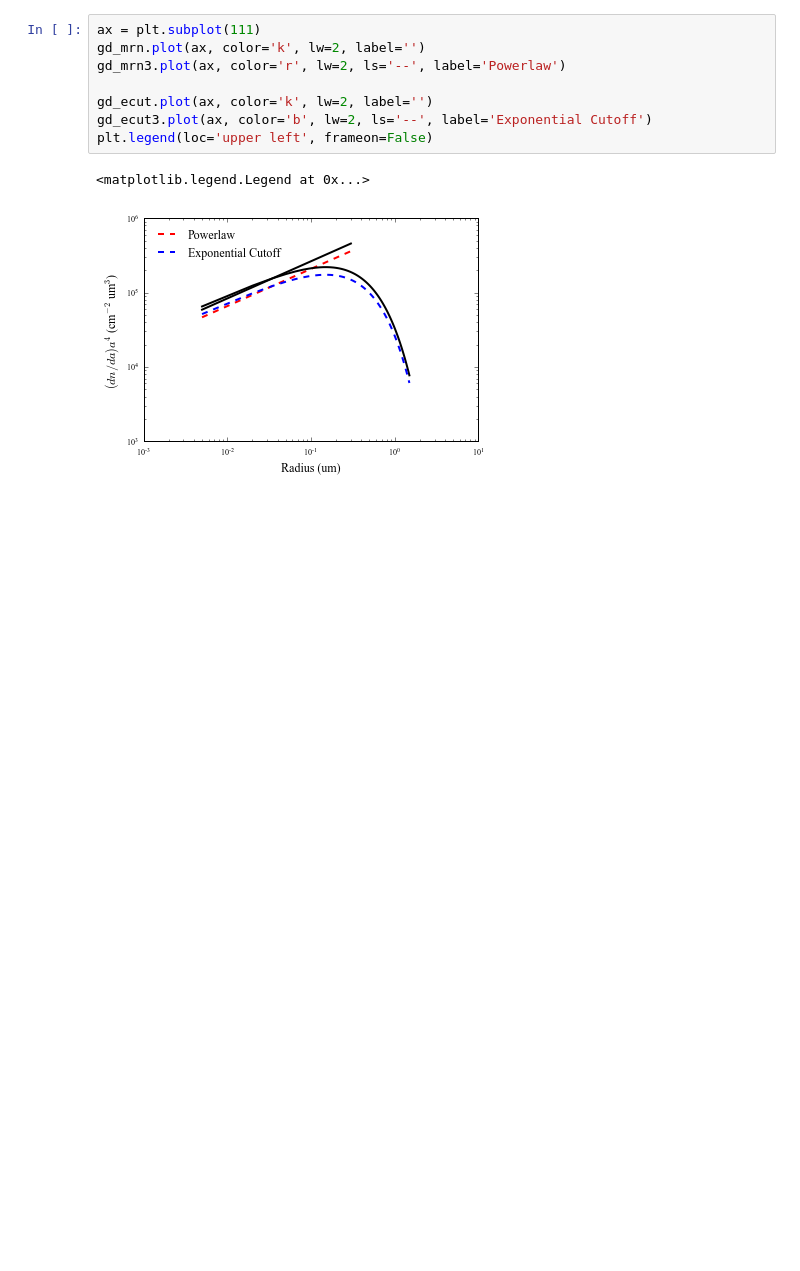
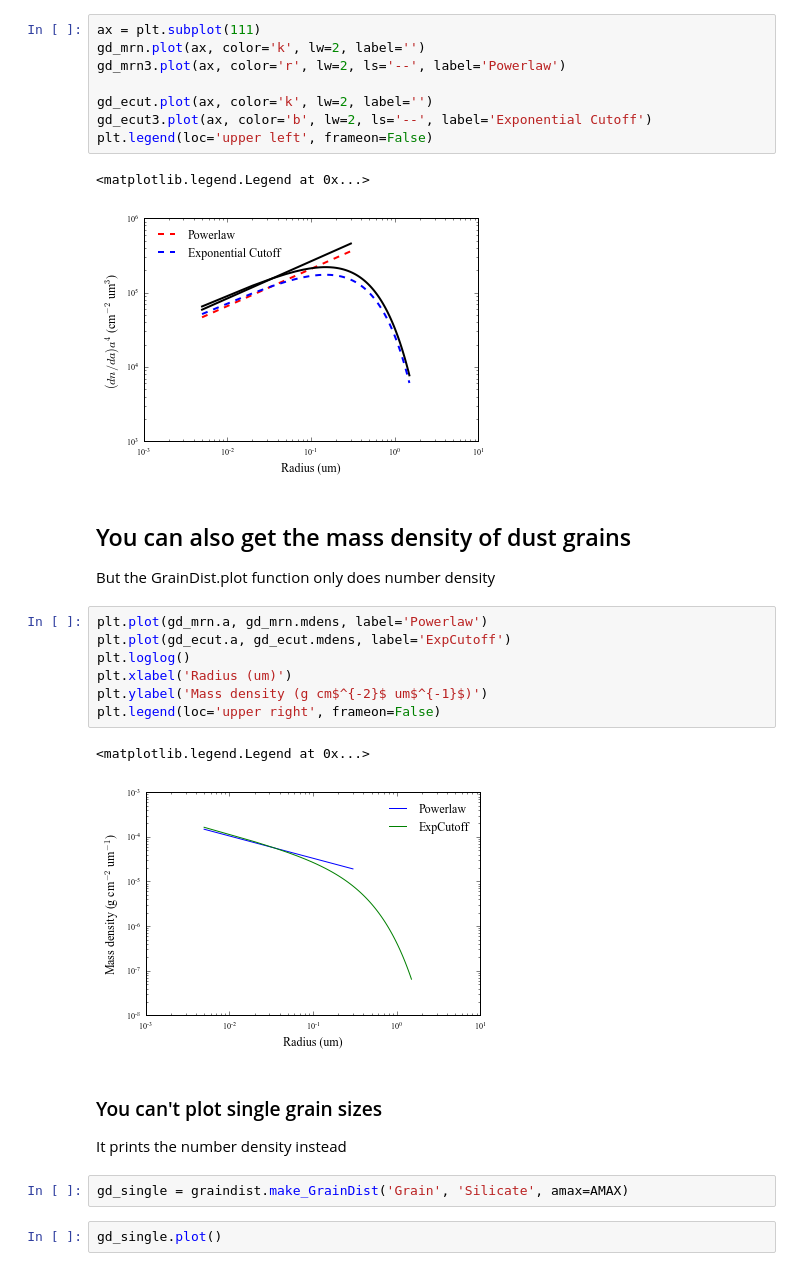
Before and after one commit to eblur/newdust, a Jupyter notebook: examples/plot_graindist.ipynb, the cells around one changed output. Cells and saved outputs as stored; diff of their text form; blank space fills up the shorter version.

Commit message:
Updated documentation. Also GrainDist.plot() prints the number density if the size distribution is sizedist.Grain

```diff
--- a/examples/plot_graindist.ipynb
+++ b/examples/plot_graindist.ipynb
@@ -74,3 +74,25 @@ plt.legend(loc='upper left', frameon=False)
 # %% [output]
 <matplotlib.legend.Legend at 0x...>
 [figure]
+# %% [markdown]
+## You can also get the mass density of dust grains
+
+But the GrainDist.plot function only does number density
+# %%
+plt.plot(gd_mrn.a, gd_mrn.mdens, label='Powerlaw')
+plt.plot(gd_ecut.a, gd_ecut.mdens, label='ExpCutoff')
+plt.loglog()
+plt.xlabel('Radius (um)')
+plt.ylabel('Mass density (g cm$^{-2}$ um$^{-1}$)')
+plt.legend(loc='upper right', frameon=False)
+# %% [output]
+<matplotlib.legend.Legend at 0x...>
+[figure, added]
+# %% [markdown]
+### You can't plot single grain sizes
+
+It prints the number density instead
+# %%
+gd_single = graindist.make_GrainDist('Grain', 'Silicate', amax=AMAX)
+# %%
+gd_single.plot()
```
Also changed, not shown: 6 other files.
